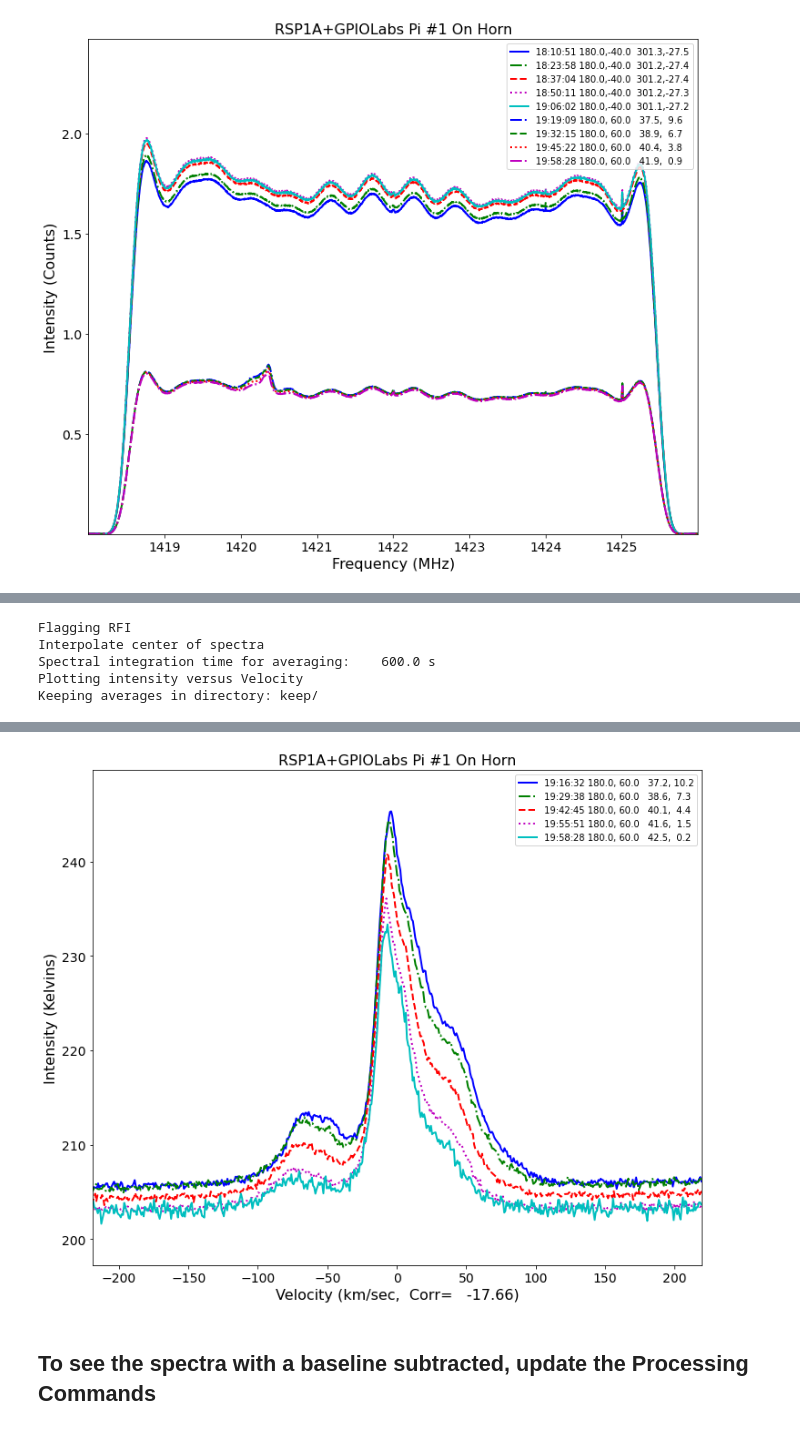
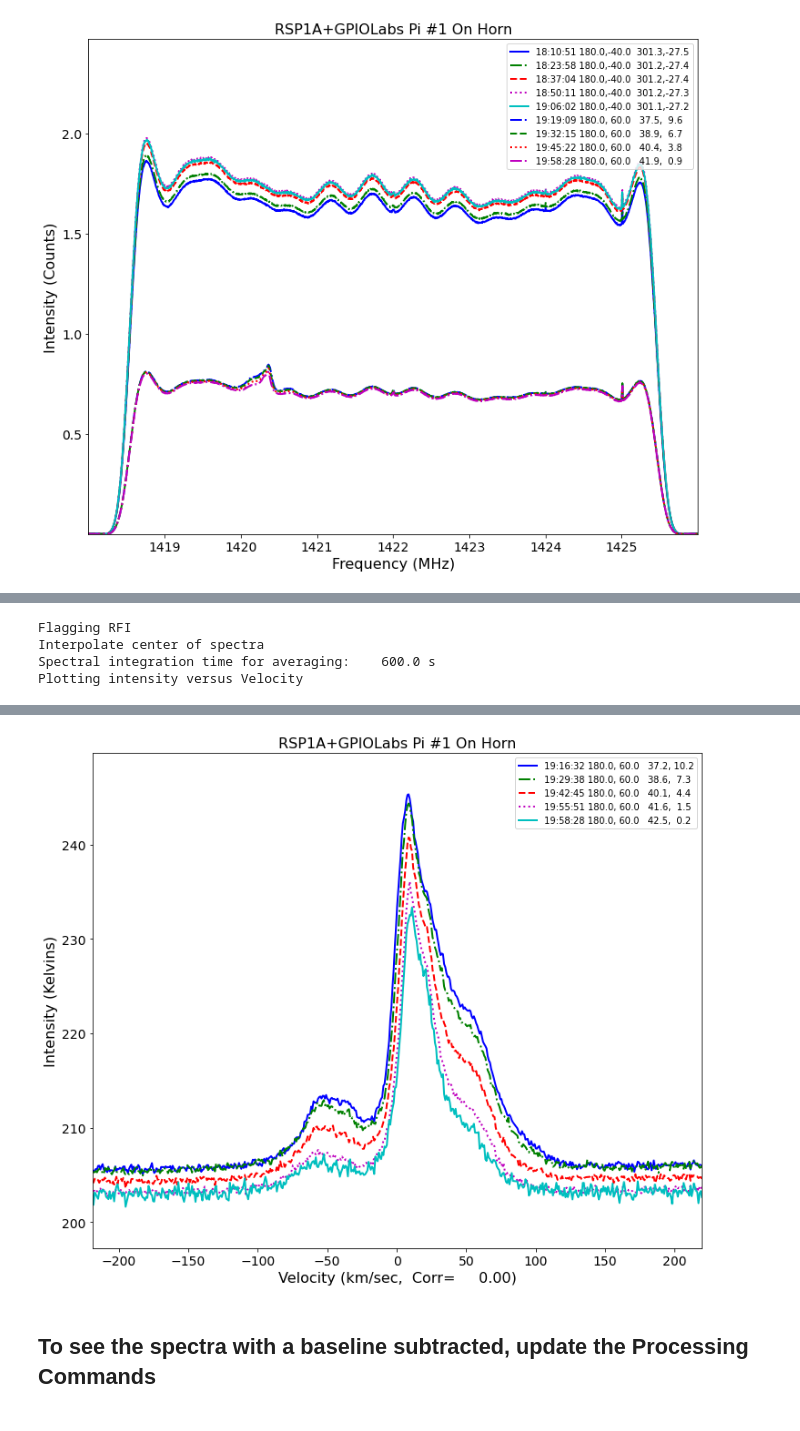
Before and after one commit to glangsto/jupyter, a Jupyter notebook: MilkyWayPlottingColab.ipynb, the cells around one changed output, grey strips where cells are left out. Saved outputs shown, nothing was run; the diff lists cells and outputs as text; code cells hidden in the pictures.

Commit message:
Update for new Help() no longer returning file names

```diff
--- a/MilkyWayPlottingColab.ipynb
+++ b/MilkyWayPlottingColab.ipynb
@@ -144,18 +206,17 @@ In the mean time, we'll look at calibration of older data, provided
 # -V plot velocity in selected range
 # -BASE subtract a spectral baseline
 # "data" look in the 'data' directory for the observations
-keepDir="keep"
+dira = "data"
 p3 = ras.Plot()
-p3.help("-R -C -I 600. -V -K " + keepDir + " ")
+p3.help("-R -C -I 600. -V ")
 # show the list of fine nams found
 # %% [output]
 Flagging RFI
 Interpolate center of spectra
 Spectral integration time for averaging:    600.0 s
 Plotting intensity versus Velocity
-Keeping averages in directory: keep/
 # %%
 # now plot the average calibrated spectra for a few minutes of observations
-p3.tsys(files, doDebug=False)
+p3.tsys(dira, doDebug=False)
 # %% [output]
 Found  23 Hot load observations
@@ -178,4 +235,4 @@ Date: 2020-11-28
-[figure, old version]
+[figure, new version]
 # %% [markdown]
 ## To see the spectra with a baseline subtracted, update the Processing Commands
 # %%
```
Also changed, not shown: parts of 26 cells of this notebook.
